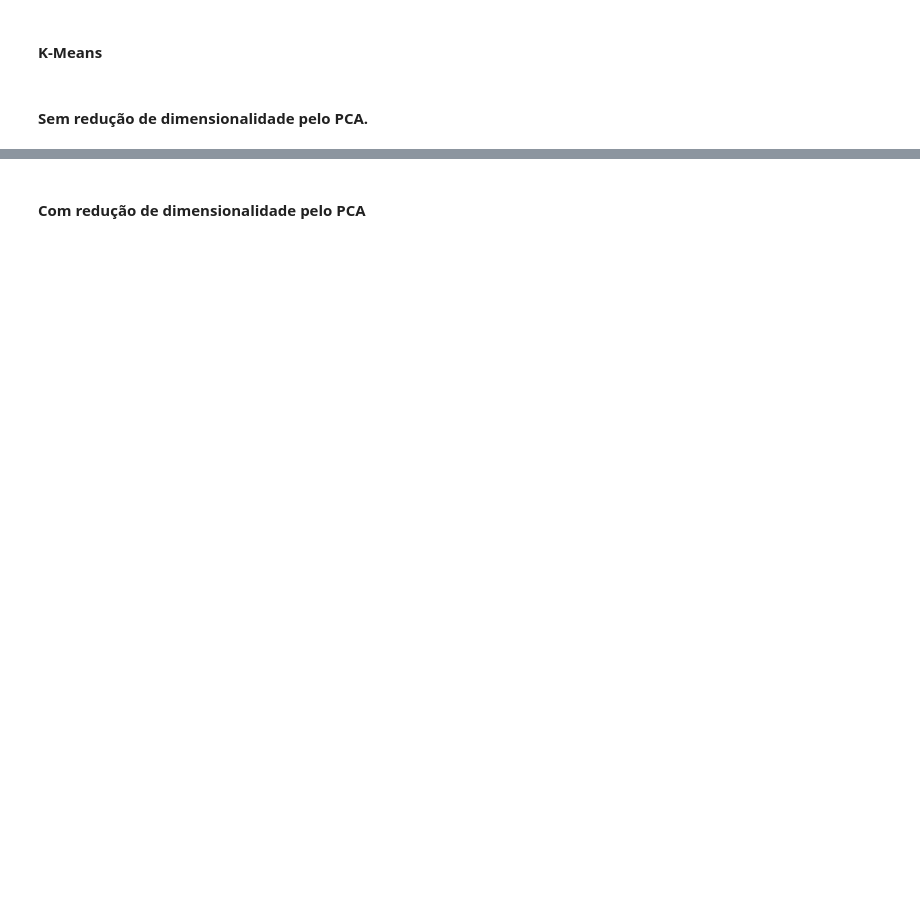
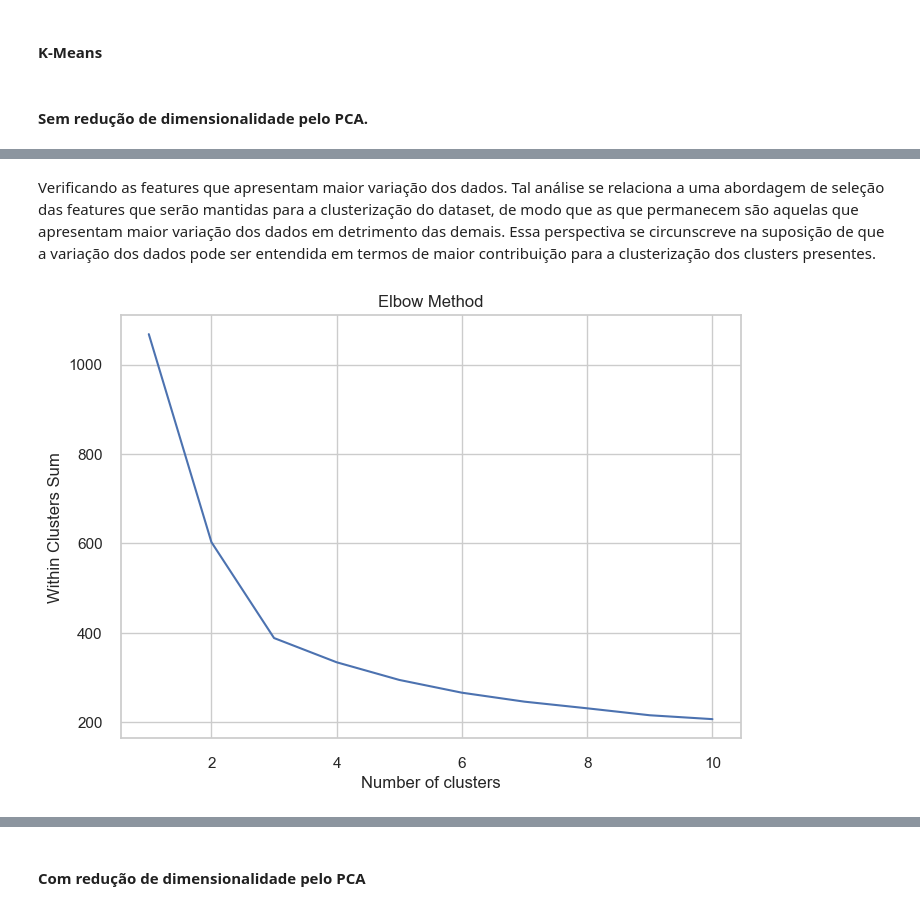
Before and after one commit to BrunoLod/Data_Science, a Jupyter notebook: unsupervised_learning/k_means_clustering_wines.ipynb, the cells around one changed output, grey strips where cells are left out. Saved outputs shown, nothing was run; the diff lists cells and outputs as text; code cells hidden in the pictures; blank space fills up the shorter version.

```diff
--- a/unsupervised_learning/k_means_clustering_wines.ipynb
+++ b/unsupervised_learning/k_means_clustering_wines.ipynb
@@ -395,0 +455,2 @@ Wall time: 1.51 s
+# %% [markdown]
+Verificando as features que apresentam maior variação dos dados. Tal análise se relaciona a uma abordagem de seleção das features que serão mantidas para a clusterização do dataset, de modo que as que permanecem são aquelas que apresentam maior variação dos dados em detrimento das demais. Essa perspectiva se circunscreve na suposição de que a variação dos dados pode ser entendida em termos de maior contribuição para a clusterização dos clusters presentes.
@@ -395,0 +462,6 @@ Wall time: 1.51 s
+# %%
+elbow_graph(
+    df_2
+)
+# %% [output]
+[figure, added]
```
Also changed, not shown: parts of 32 cells of this notebook, 1 other file.
